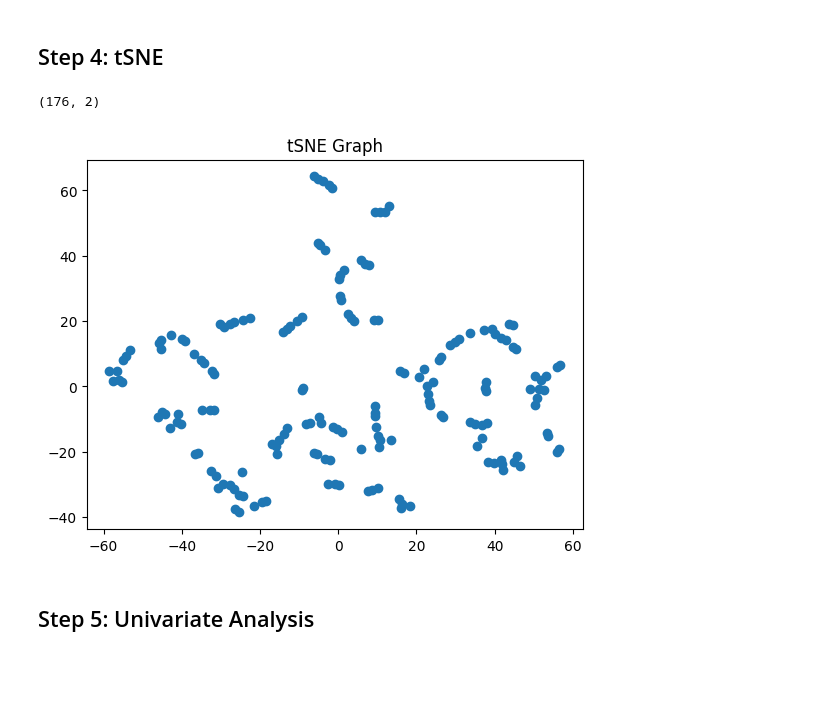
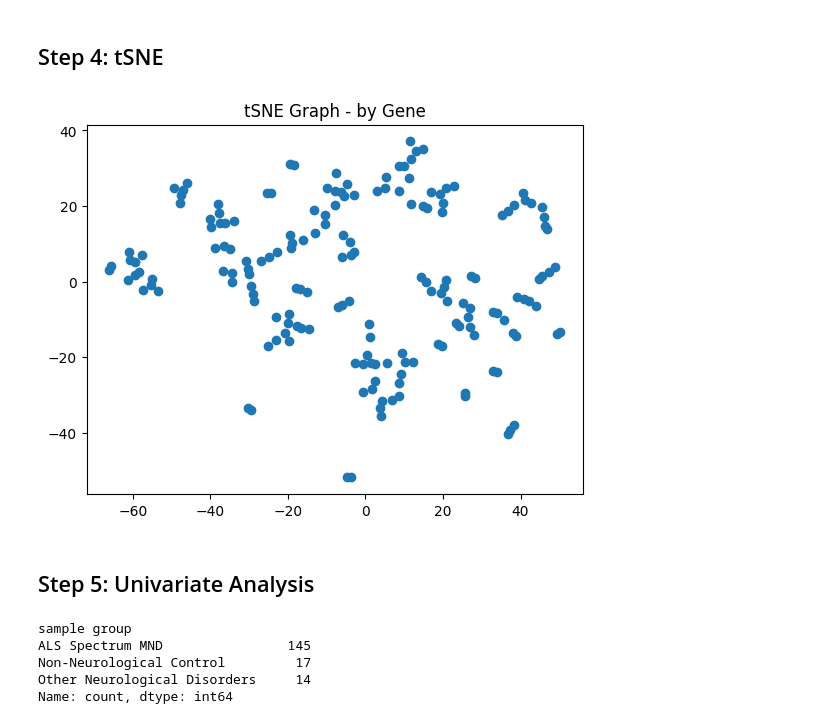
Before and after one commit to demic-dev/als-biomarker-identification-project, a Jupyter notebook: Report.ipynb, the cells around one changed output. Cells and saved outputs as stored; diff of their text form; code cells hidden in the pictures; blank space fills up the shorter version.

```diff
--- a/Report.ipynb
+++ b/Report.ipynb
@@ -175,17 +259,13 @@ plt.show()
 # %% [markdown]
 ## Step 4: tSNE
-# %%
-from sklearn.manifold import TSNE
-X_embedded = TSNE(n_components=2, learning_rate='auto', init='random', perplexity=3).fit_transform(sequencing.get_genes_counts())
-X_embedded.shape
-# %% [output]
-(176, 2)
 # %%
-pca_df3 = pd.DataFrame(X_embedded, index=sequencing.get_genes_counts().index)
+samples.reduce_to_2d_per_sample_tSNE()
 
-plt.scatter(pca_df3[0], pca_df3[1])
-plt.title('tSNE Graph')
+reduced_samples = samples.get_reduced_samples_tSNE()
+
+plt.scatter(reduced_samples[0], reduced_samples[1])
+plt.title('tSNE Graph - by Gene')
 
 plt.show()
 # %% [output]
-[figure, old version]
+[figure, new version]
@@ -192,2 +281,10 @@ plt.show()
 # %% [markdown]
 ## Step 5: Univariate Analysis
+# %%
+annotations.get_annotations()['sample group'].value_counts()
+# %% [output]
+sample group
+ALS Spectrum MND                145
+Non-Neurological Control         17
+Other Neurological Disorders     14
+Name: count, dtype: int64
```
Also changed, not shown: parts of 33 cells of this notebook, 2 other files.
